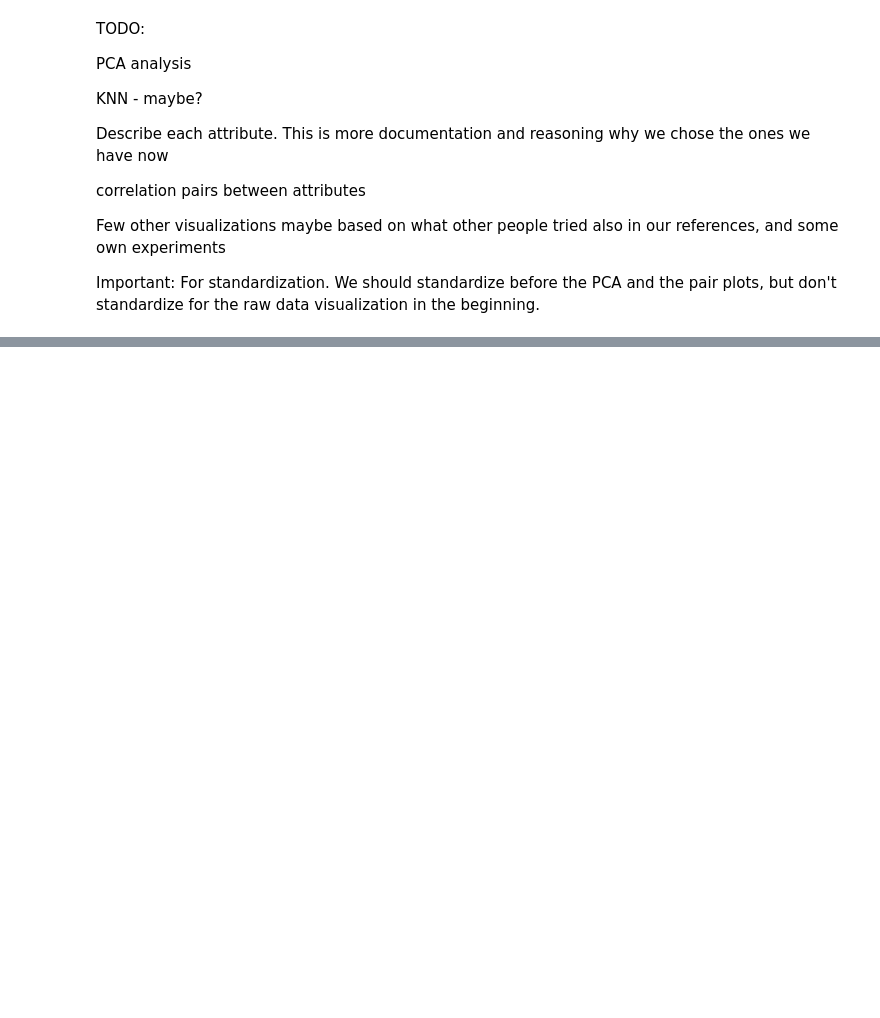
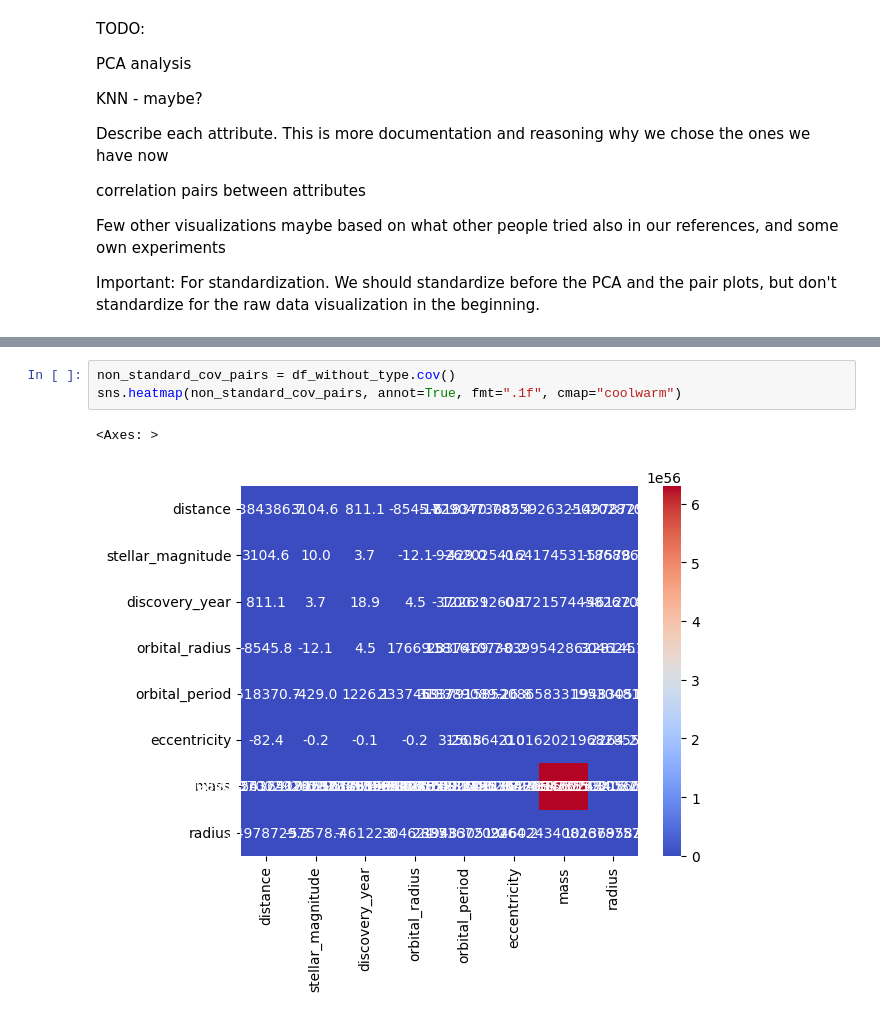
Before and after one commit to lelegod/ml_project, a Jupyter notebook: project1.ipynb, the cells around one changed output, grey strips where cells are left out. Cells and saved outputs as stored; diff of their text form; blank space fills up the shorter version.

```diff
--- a/project1.ipynb
+++ b/project1.ipynb
@@ -201,0 +243,6 @@ Important: For standardization. We should standardize before the PCA and the pai
+# %%
+non_standard_cov_pairs = df_without_type.cov()
+sns.heatmap(non_standard_cov_pairs, annot=True, fmt=".1f", cmap="coolwarm")
+# %% [output]
+<Axes: >
+[figure, added]
```
Also changed, not shown: parts of 7 cells of this notebook.
